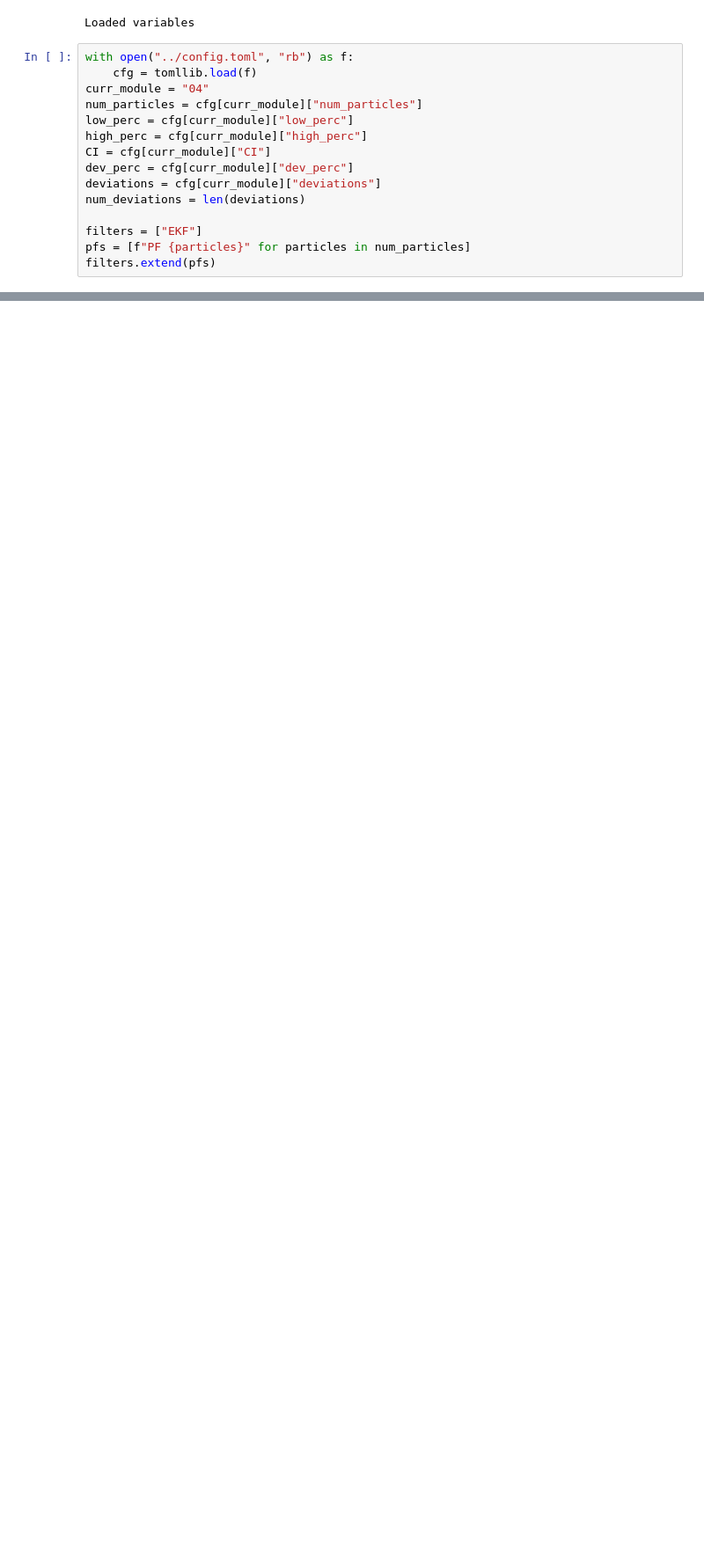
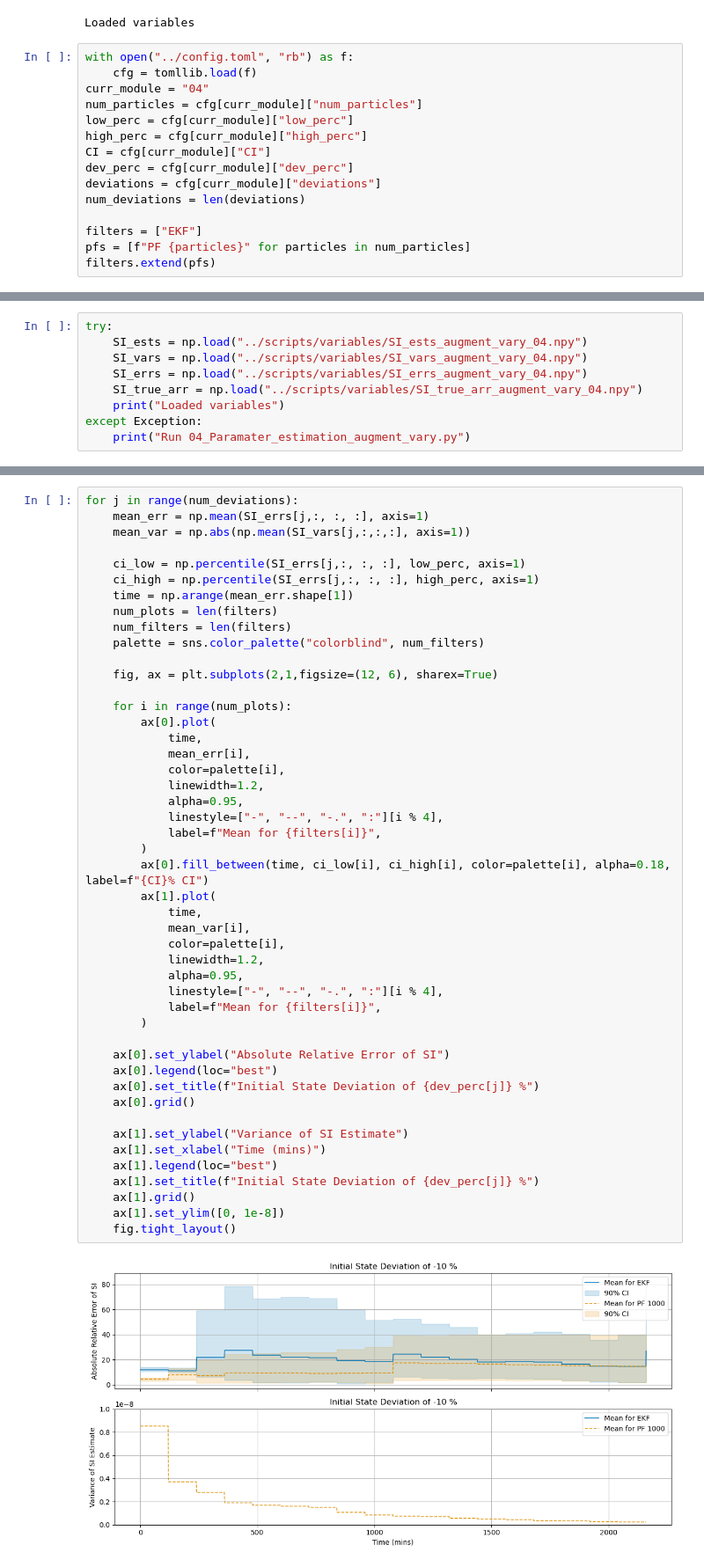
Before and after one commit to mlmulv/Thesis-Code, a Jupyter notebook: notebooks/04_Parameter_Estimation.ipynb, the cells around one changed output, grey strips where cells are left out. Shown at 88% size. Cells and saved outputs as stored; diff of their text form; blank space fills up the shorter version.

```diff
--- a/notebooks/04_Parameter_Estimation.ipynb
+++ b/notebooks/04_Parameter_Estimation.ipynb
@@ -72,0 +75,9 @@ for j in range(num_deviations):
+# %%
+try:
+    SI_ests = np.load("../scripts/variables/SI_ests_augment_vary_04.npy")
+    SI_vars = np.load("../scripts/variables/SI_vars_augment_vary_04.npy")
+    SI_errs = np.load("../scripts/variables/SI_errs_augment_vary_04.npy")
+    SI_true_arr = np.load("../scripts/variables/SI_true_arr_augment_vary_04.npy")
+    print("Loaded variables")
+except Exception:
+    print("Run 04_Paramater_estimation_augment_vary.py")
@@ -72,0 +86,49 @@ for j in range(num_deviations):
+# %%
+for j in range(num_deviations):
+    mean_err = np.mean(SI_errs[j,:, :, :], axis=1)
+    mean_var = np.abs(np.mean(SI_vars[j,:,:,:], axis=1))
+
+    ci_low = np.percentile(SI_errs[j,:, :, :], low_perc, axis=1)
+    ci_high = np.percentile(SI_errs[j,:, :, :], high_perc, axis=1)
+    time = np.arange(mean_err.shape[1])
+    num_plots = len(filters)
+    num_filters = len(filters)
+    palette = sns.color_palette("colorblind", num_filters)
+
+    fig, ax = plt.subplots(2,1,figsize=(12, 6), sharex=True)
+
+    for i in range(num_plots):
+        ax[0].plot(
+            time,
+            mean_err[i],
+            color=palette[i],
+            linewidth=1.2,
+            alpha=0.95,
+            linestyle=["-", "--", "-.", ":"][i % 4],
+            label=f"Mean for {filters[i]}",
+        )
+        ax[0].fill_between(time, ci_low[i], ci_high[i], color=palette[i], alpha=0.18, label=f"{CI}% CI")
+        ax[1].plot(
+            time,
+            mean_var[i],
+            color=palette[i],
+            linewidth=1.2,
+            alpha=0.95,
+            linestyle=["-", "--", "-.", ":"][i % 4],
+            label=f"Mean for {filters[i]}",
+        )
+
+    ax[0].set_ylabel("Absolute Relative Error of SI")
+    ax[0].legend(loc="best")
+    ax[0].set_title(f"Initial State Deviation of {dev_perc[j]} %")
+    ax[0].grid()
+
+    ax[1].set_ylabel("Variance of SI Estimate")
+    ax[1].set_xlabel("Time (mins)")
+    ax[1].legend(loc="best")
+    ax[1].set_title(f"Initial State Deviation of {dev_perc[j]} %")
+    ax[1].grid()
+    ax[1].set_ylim([0, 1e-8])
+    fig.tight_layout()
+# %% [output]
+[figure, added]
```
Also changed, not shown: parts of 5 cells of this notebook, 7 other files.
